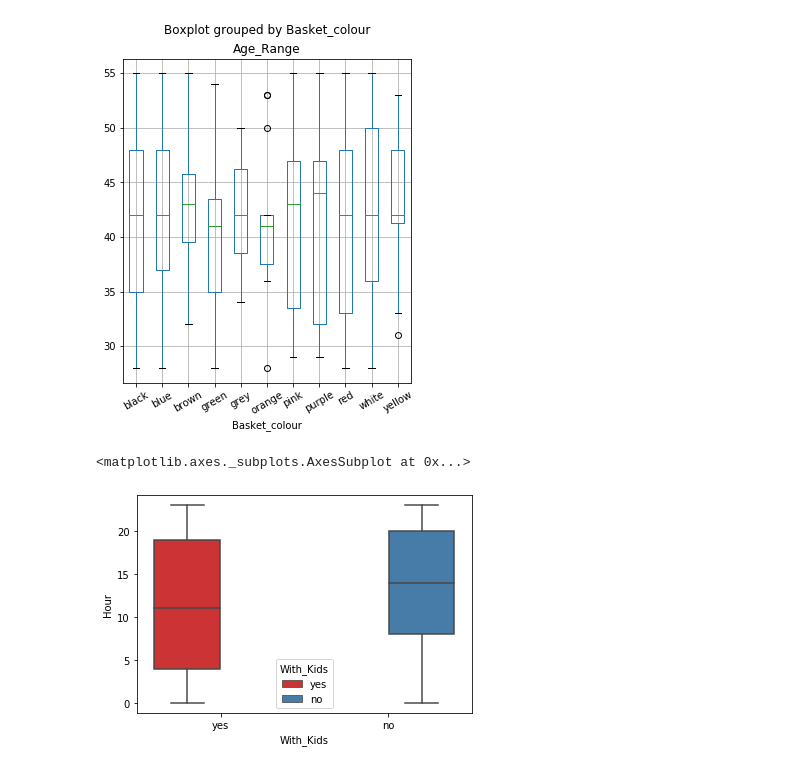
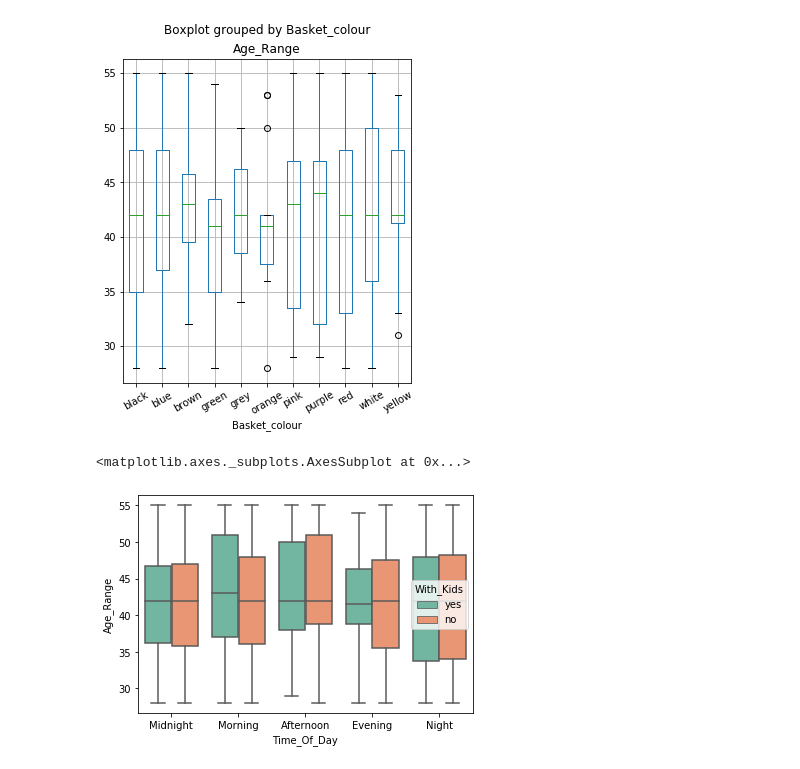
Before and after one commit to CRJoshuaa/Data-Mining-Project, a Jupyter notebook: Project_Dharsh.ipynb, the cells around one changed output. Saved outputs shown, nothing was run; the diff lists cells and outputs as text; code cells hidden in the pictures.

```diff
--- a/Project_Dharsh.ipynb
+++ b/Project_Dharsh.ipynb
@@ -427,8 +427,8 @@ ax = sns.swarmplot(x="Age_Range", y="Basket_Size", data=cluster_vis, color=".25"
 # %%
 
 
 # Grouped boxplot
-sns.boxplot(x="With_Kids", y="Hour", hue="With_Kids", data=df1, palette="Set1")
+sns.boxplot(x="Time_Of_Day", y="Age_Range", hue="With_Kids", data=df1, palette="Set2")
 # %% [output]
 <matplotlib.axes._subplots.AxesSubplot at 0x...>
-[figure, old version]
+[figure, new version]
```
Also changed, not shown: parts of 1 cell of this notebook.
